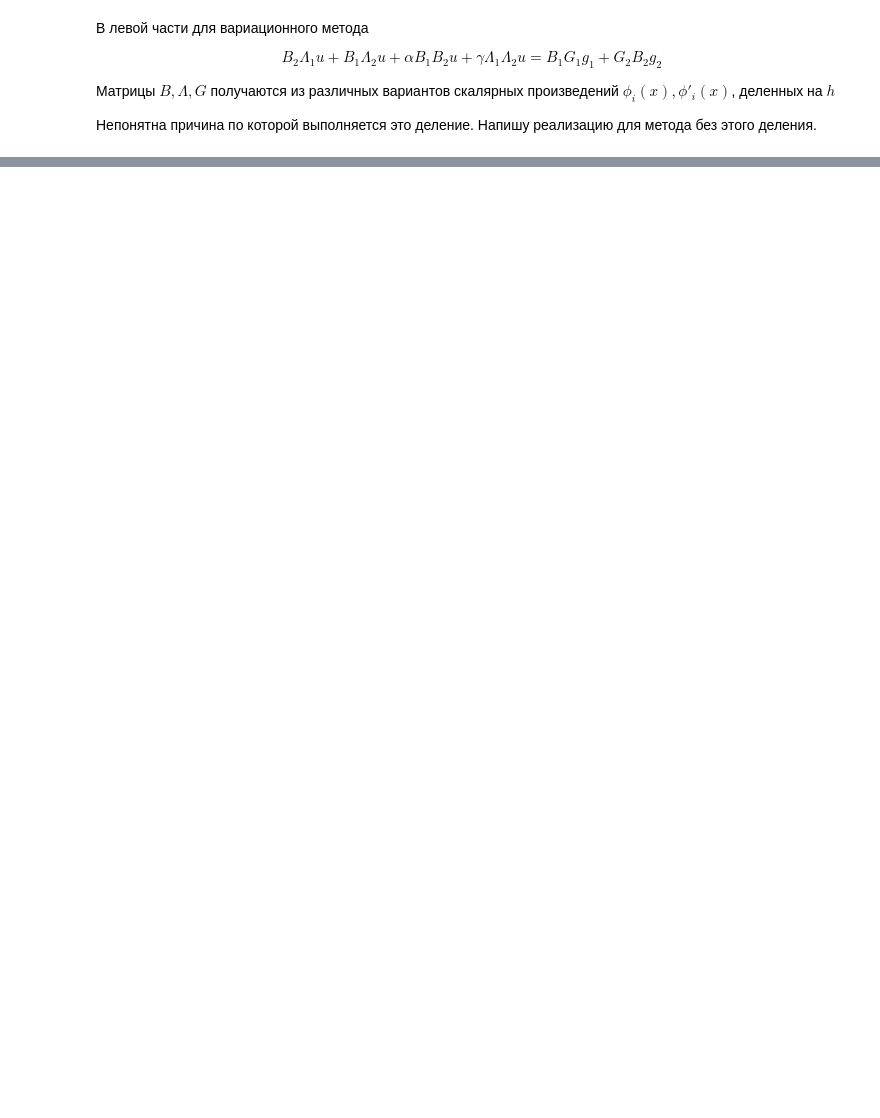
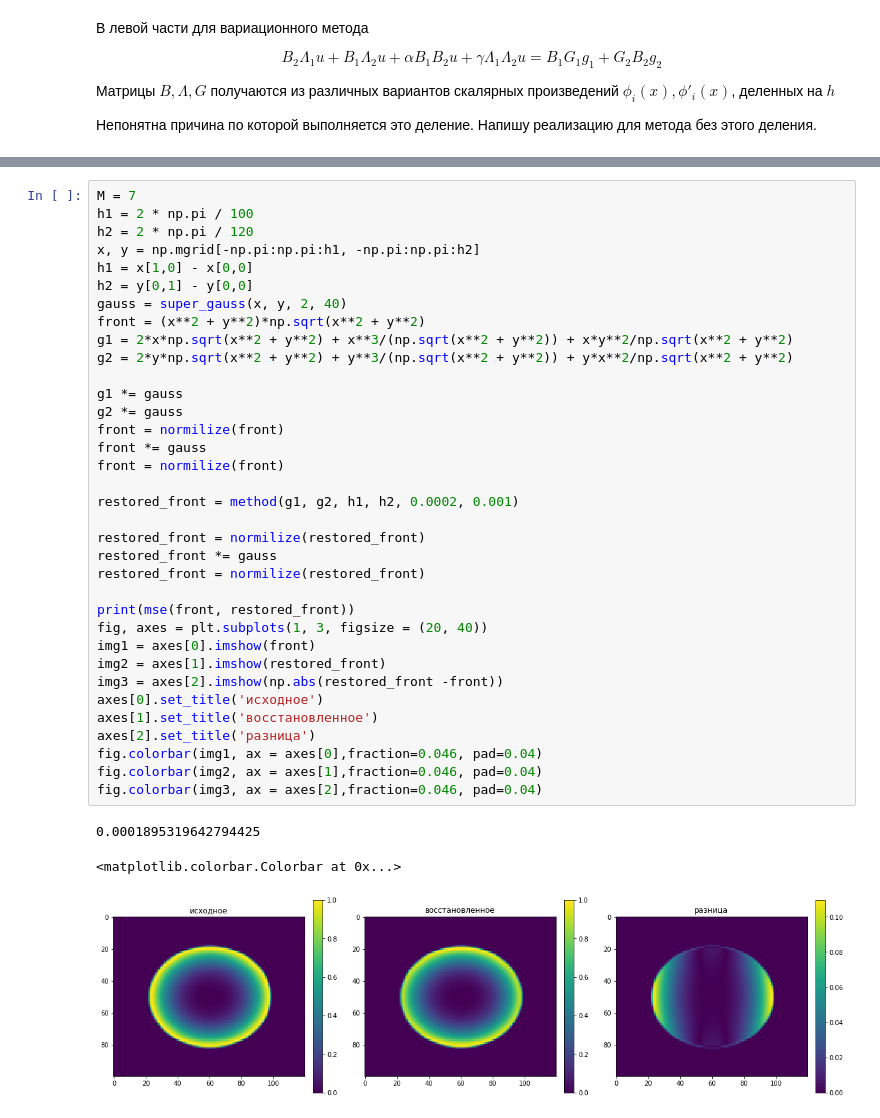
Before and after one commit to Satbek/-ourse-work-sem7, a Jupyter notebook: src/Results/Variational/without additional divide h.ipynb, the cells around one changed output, grey strips where cells are left out. Cells and saved outputs as stored; diff of their text form; blank space fills up the shorter version.

```diff
--- a/src/Results/Variational/without additional divide h.ipynb
+++ b/src/Results/Variational/without additional divide h.ipynb
@@ -28,0 +186,39 @@ def create_l(dim, h):
+# %%
+M = 7
+h1 = 2 * np.pi / 100
+h2 = 2 * np.pi / 120
+x, y = np.mgrid[-np.pi:np.pi:h1, -np.pi:np.pi:h2]
+h1 = x[1,0] - x[0,0]
+h2 = y[0,1] - y[0,0]
+gauss = super_gauss(x, y, 2, 40)
+front = (x**2 + y**2)*np.sqrt(x**2 + y**2)
+g1 = 2*x*np.sqrt(x**2 + y**2) + x**3/(np.sqrt(x**2 + y**2)) + x*y**2/np.sqrt(x**2 + y**2)
+g2 = 2*y*np.sqrt(x**2 + y**2) + y**3/(np.sqrt(x**2 + y**2)) + y*x**2/np.sqrt(x**2 + y**2)
+
+g1 *= gauss
+g2 *= gauss
+front = normilize(front)
+front *= gauss
+front = normilize(front)
+
+restored_front = method(g1, g2, h1, h2, 0.0002, 0.001)
+
+restored_front = normilize(restored_front)
+restored_front *= gauss
+restored_front = normilize(restored_front)
+
+print(mse(front, restored_front))
+fig, axes = plt.subplots(1, 3, figsize = (20, 40))
+img1 = axes[0].imshow(front)
+img2 = axes[1].imshow(restored_front)
+img3 = axes[2].imshow(np.abs(restored_front -front))
+axes[0].set_title('исходное')
+axes[1].set_title('восстановленное')
+axes[2].set_title('разница')
+fig.colorbar(img1, ax = axes[0],fraction=0.046, pad=0.04)
+fig.colorbar(img2, ax = axes[1],fraction=0.046, pad=0.04)
+fig.colorbar(img3, ax = axes[2],fraction=0.046, pad=0.04)
+# %% [output]
+0.0001895319642794425
+<matplotlib.colorbar.Colorbar at 0x...>
+[figure, added]
```
Also changed, not shown: parts of 10 cells of this notebook.
